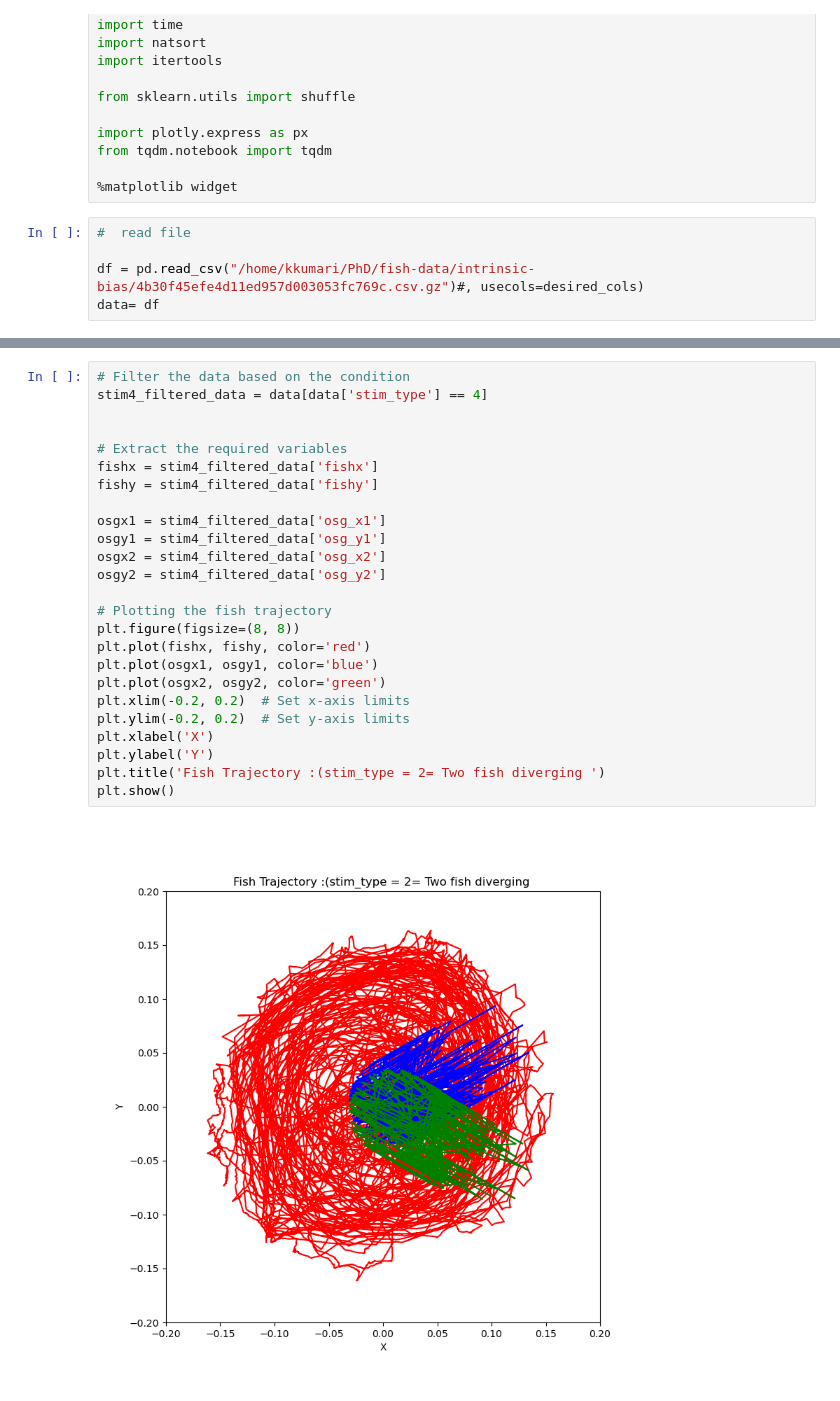
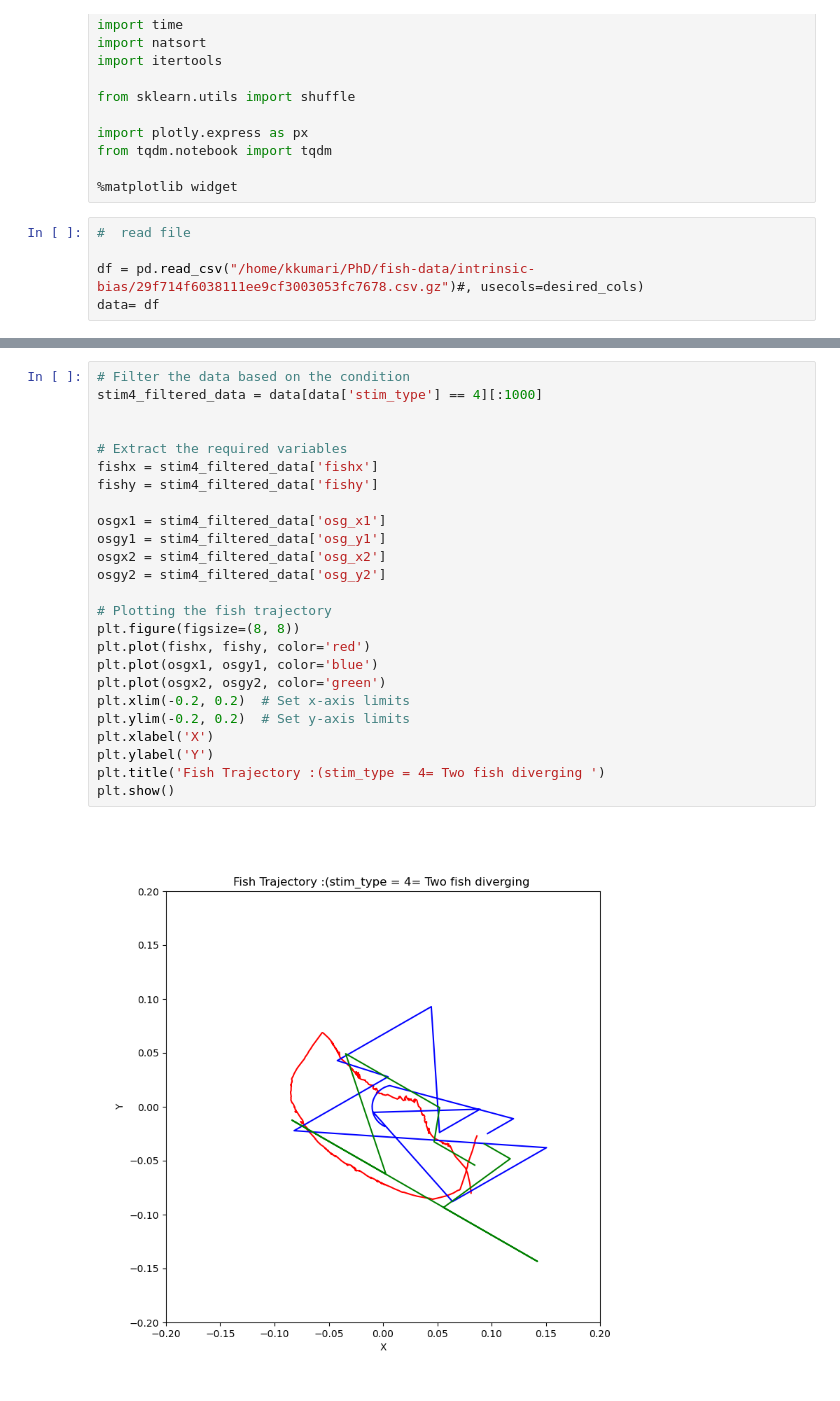
Before and after one commit to kajalkumarii/Bias, a Jupyter notebook: vf-behave.ipynb, the cells around one changed output, grey strips where cells are left out. Cells and saved outputs as stored; diff of their text form.

Commit message:
added plots to individual

```diff
--- a/vf-behave.ipynb
+++ b/vf-behave.ipynb
@@ -42,7 +42,7 @@ from tqdm.notebook import tqdm
 # %%
 #  read file
 
-df = pd.read_csv("/home/kkumari/PhD/fish-data/intrinsic-bias/4b30f45efe4d11ed957d003053fc769c.csv.gz")#, usecols=desired_cols)
+df = pd.read_csv("/home/kkumari/PhD/fish-data/intrinsic-bias/29f714f6038111ee9cf3003053fc7678.csv.gz")#, usecols=desired_cols)
 data= df
 # %%
 data
@@ -194,27 +196,27 @@ plt.show()
 # %%
 # Filter the data based on the condition
-stim4_filtered_data = data[data['stim_type'] == 4]
+stim4_filtered_data = data[data['stim_type'] == 4][:1000]
 
 
 # Extract the required variables
 fishx = stim4_filtered_data['fishx']
 fishy = stim4_filtered_data['fishy']
 
 osgx1 = stim4_filtered_data['osg_x1']
 osgy1 = stim4_filtered_data['osg_y1']
 osgx2 = stim4_filtered_data['osg_x2']
 osgy2 = stim4_filtered_data['osg_y2']
 
 # Plotting the fish trajectory
 plt.figure(figsize=(8, 8))
 plt.plot(fishx, fishy, color='red')
 plt.plot(osgx1, osgy1, color='blue')
 plt.plot(osgx2, osgy2, color='green')
 plt.xlim(-0.2, 0.2)  # Set x-axis limits
 plt.ylim(-0.2, 0.2)  # Set y-axis limits
 plt.xlabel('X')
 plt.ylabel('Y')
-plt.title('Fish Trajectory :(stim_type = 2= Two fish diverging ')
+plt.title('Fish Trajectory :(stim_type = 4= Two fish diverging ')
 plt.show()
 # %% [output]
-[figure, old version]
+[figure, new version]
```
Also changed, not shown: parts of 7 cells of this notebook, 2 other files.
